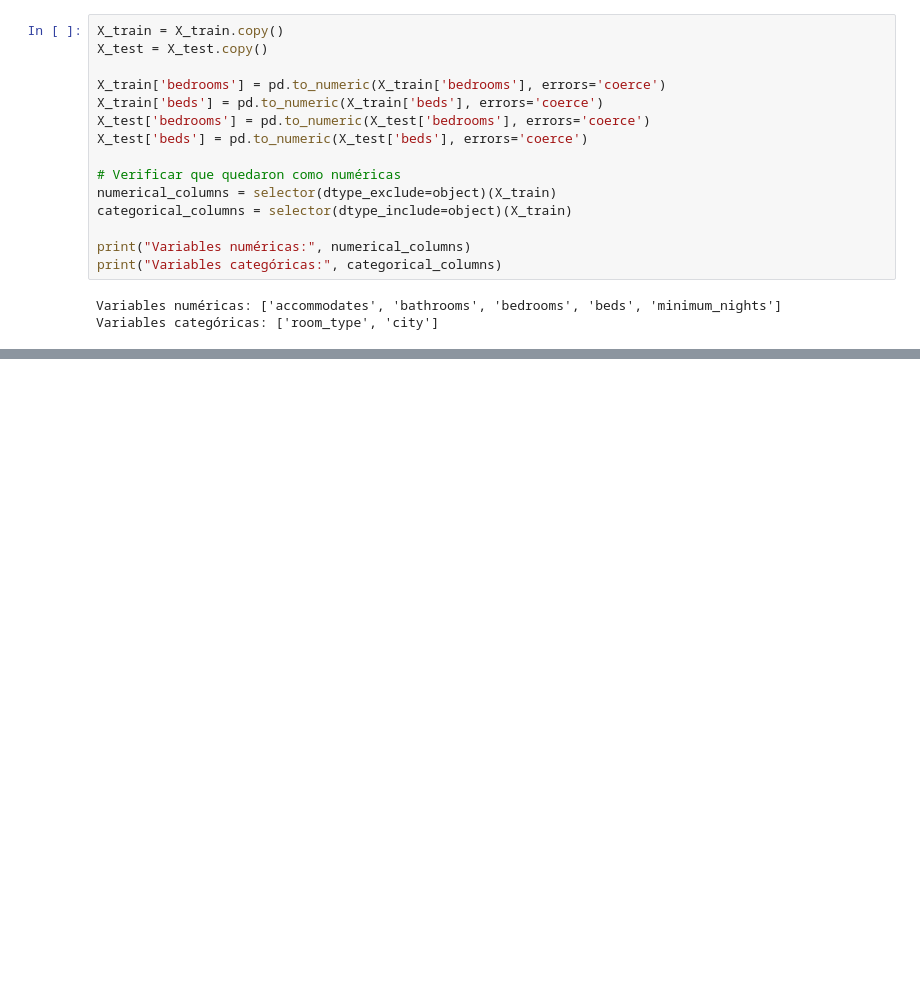
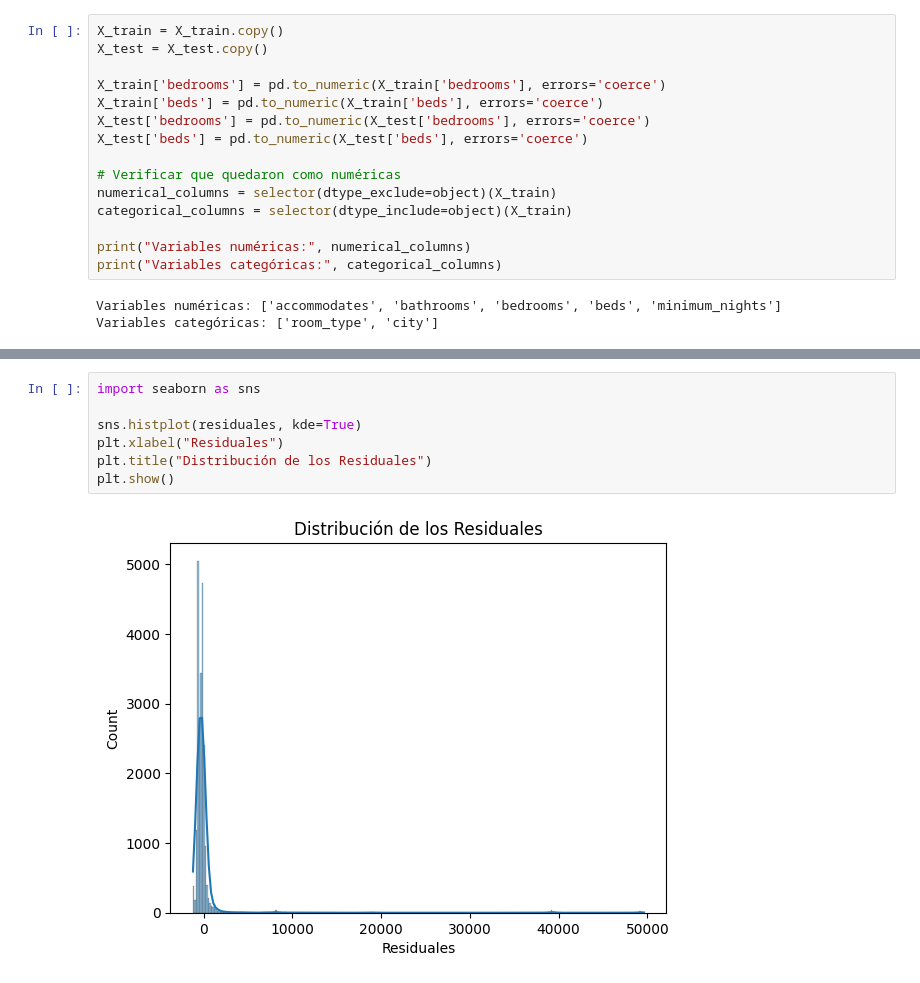
Before and after one commit to Hugo2049/laboratorio-4-mineria, a Jupyter notebook: lab4.ipynb, the cells around one changed output, grey strips where cells are left out. Cells and saved outputs as stored; diff of their text form; blank space fills up the shorter version.

```diff
--- a/lab4.ipynb
+++ b/lab4.ipynb
@@ -502,0 +644,9 @@ Variables categóricas: ['room_type', 'city']
+# %%
+import seaborn as sns
+
+sns.histplot(residuales, kde=True)
+plt.xlabel("Residuales")
+plt.title("Distribución de los Residuales")
+plt.show()
+# %% [output]
+[figure, added]
```
Also changed, not shown: parts of 14 cells of this notebook.
